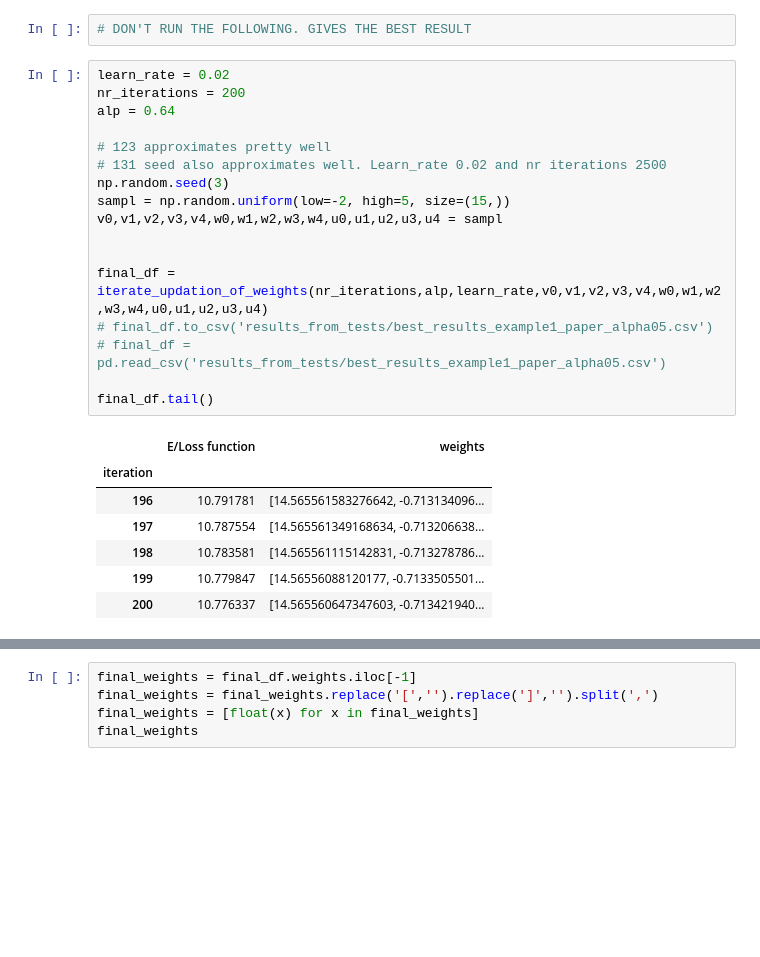
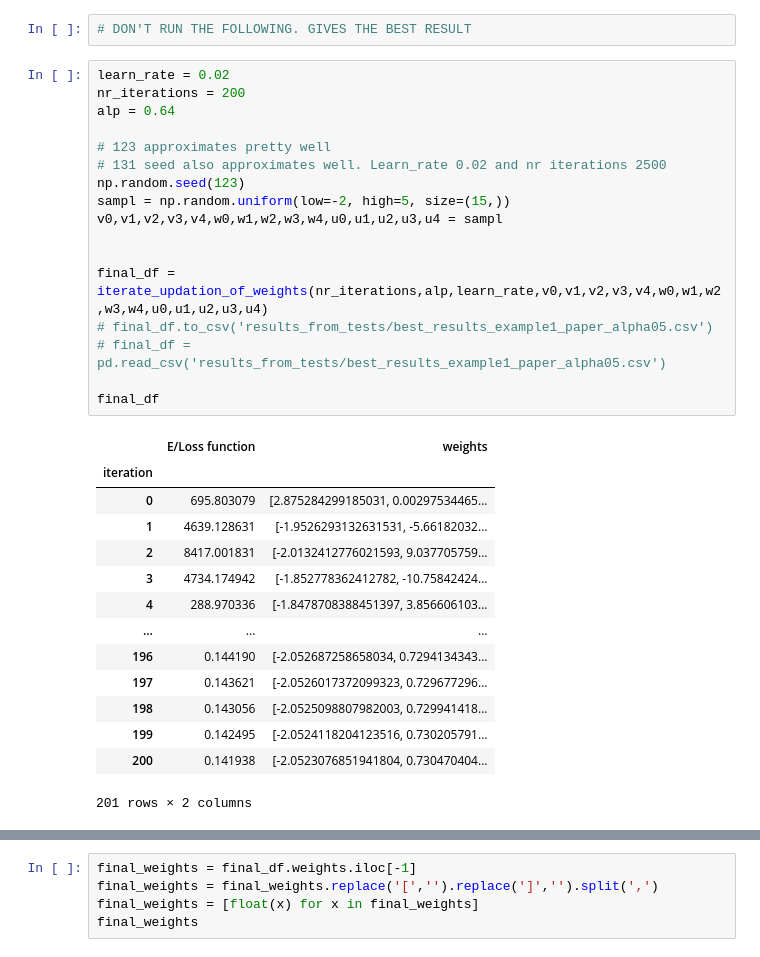
Before and after one commit to nicolahcm/code_thesis_fractional_diff_eq, a Jupyter notebook: Test with conformal derivatives-Copy1.ipynb, the cells around one changed output, grey strips where cells are left out. Drawn from its saved outputs; the diff is of its cells as text; blank space fills up the shorter version.

```diff
--- a/Test with conformal derivatives-Copy1.ipynb
+++ b/Test with conformal derivatives-Copy1.ipynb
@@ -439,28 +439,35 @@ def iterate_updation_of_weights(nr_iterations,alp,learn_rate,v0,v1,v2,v3,v4,w0,w
 # %%
 learn_rate = 0.02
 nr_iterations = 200
 alp = 0.64
 
 # 123 approximates pretty well
 # 131 seed also approximates well. Learn_rate 0.02 and nr iterations 2500
-np.random.seed(3)
+np.random.seed(123)
 sampl = np.random.uniform(low=-2, high=5, size=(15,))
 v0,v1,v2,v3,v4,w0,w1,w2,w3,w4,u0,u1,u2,u3,u4 = sampl
 
 
 final_df = iterate_updation_of_weights(nr_iterations,alp,learn_rate,v0,v1,v2,v3,v4,w0,w1,w2,w3,w4,u0,u1,u2,u3,u4)
 # final_df.to_csv('results_from_tests/best_results_example1_paper_alpha05.csv')
 # final_df = pd.read_csv('results_from_tests/best_results_example1_paper_alpha05.csv')
 
-final_df.tail()
+final_df
 # %% [output]
 |  | E/Loss function | weights |
 | iteration |  |  |
-| 196 | 10.791781 | [14.565561583276642, -0.713134096... |
-| 197 | 10.787554 | [14.565561349168634, -0.713206638... |
-| 198 | 10.783581 | [14.565561115142831, -0.713278786... |
-| 199 | 10.779847 | [14.56556088120177, -0.7133505501... |
-| 200 | 10.776337 | [14.565560647347603, -0.713421940... |
+| 0 | 695.803079 | [2.875284299185031, 0.00297534465... |
+| 1 | 4639.128631 | [-1.9526293132631531, -5.66182032... |
+| 2 | 8417.001831 | [-2.0132412776021593, 9.037705759... |
+| 3 | 4734.174942 | [-1.852778362412782, -10.75842424... |
+| 4 | 288.970336 | [-1.8478708388451397, 3.856606103... |
+| ... | ... | ... |
+| 196 | 0.144190 | [-2.052687258658034, 0.7294134343... |
+| 197 | 0.143621 | [-2.0526017372099323, 0.729677296... |
+| 198 | 0.143056 | [-2.0525098807982003, 0.729941418... |
+| 199 | 0.142495 | [-2.0524118204123516, 0.730205791... |
+| 200 | 0.141938 | [-2.0523076851941804, 0.730470404... |
+201 rows × 2 columns
 # %%
 final_weights = final_df.weights.iloc[-1]
 final_weights
```
Also changed, not shown: parts of 4 cells of this notebook, 3 other files.
